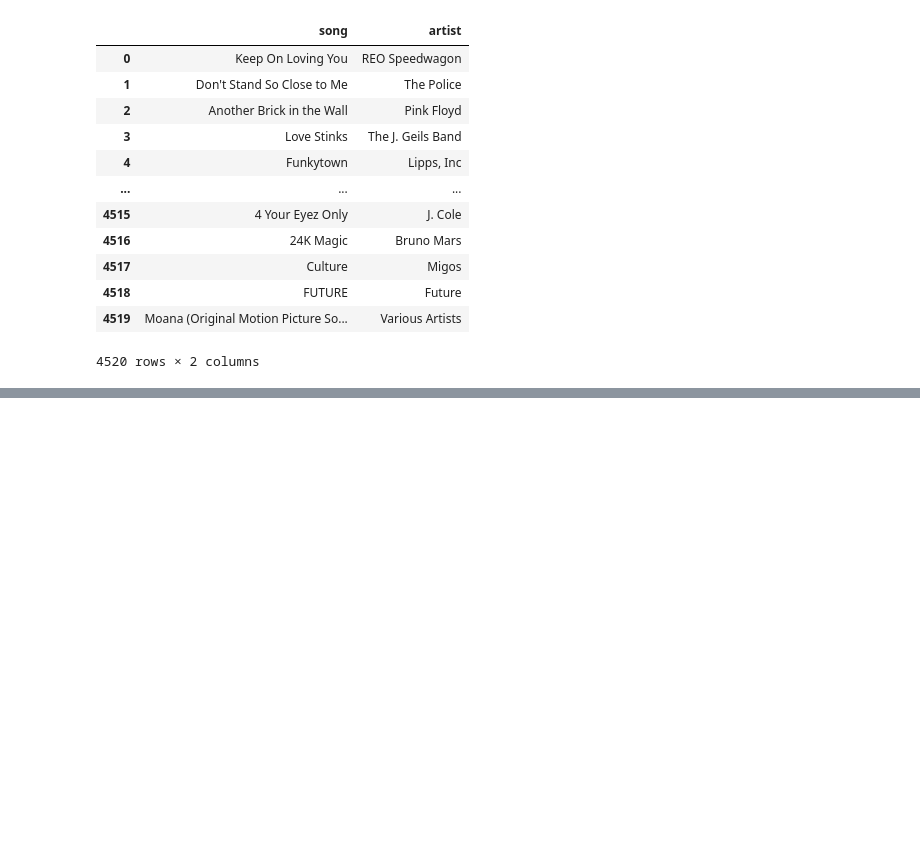
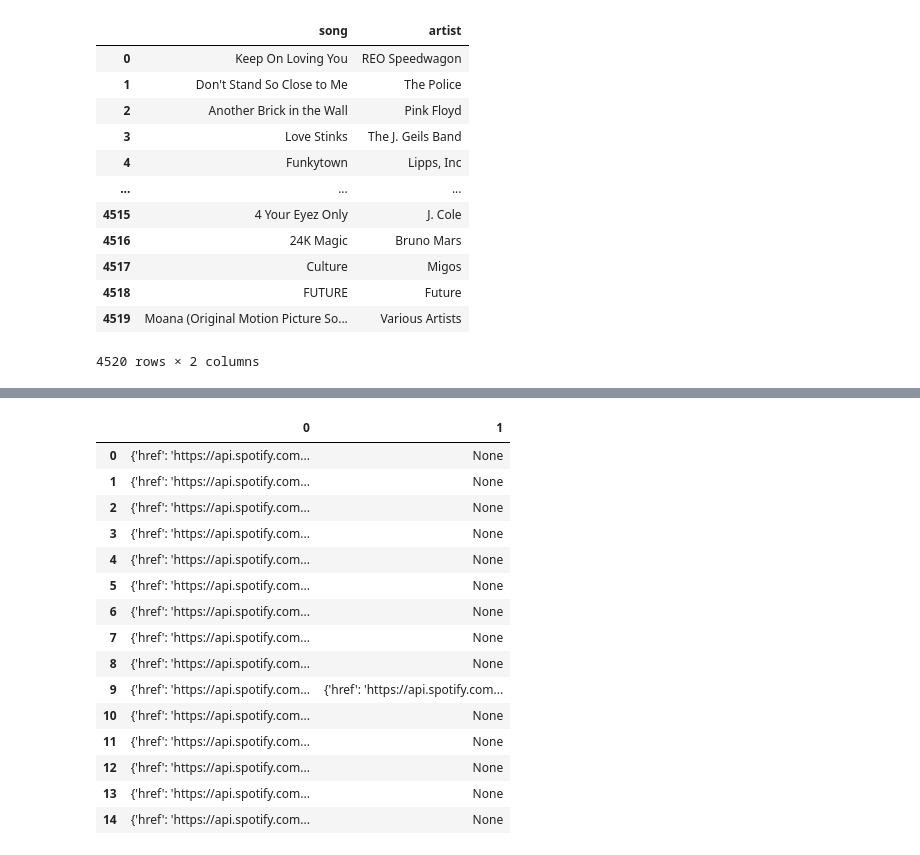
Before and after one commit to cargide/lab-web-scraping-single-page, a Jupyter notebook: lab01.ipynb, the cells around one changed output, grey strips where cells are left out. Drawn from its saved outputs; the diff is of its cells as text; code cells hidden in the pictures; blank space fills up the shorter version.

```diff
--- a/lab01.ipynb
+++ b/lab01.ipynb
@@ -366,0 +472,20 @@ data
+# %%
+flattened_data2 = pd.json_normalize(flattened_data['track.album.artists'])
+flattened_data2
+# %% [output]
+|  | 0 | 1 |
+| 0 | {'href': 'https://api.spotify.com... | None |
+| 1 | {'href': 'https://api.spotify.com... | None |
+| 2 | {'href': 'https://api.spotify.com... | None |
+| 3 | {'href': 'https://api.spotify.com... | None |
+| 4 | {'href': 'https://api.spotify.com... | None |
+| 5 | {'href': 'https://api.spotify.com... | None |
+| 6 | {'href': 'https://api.spotify.com... | None |
+| 7 | {'href': 'https://api.spotify.com... | None |
+| 8 | {'href': 'https://api.spotify.com... | None |
+| 9 | {'href': 'https://api.spotify.com... | {'href': 'https://api.spotify.com... |
+| 10 | {'href': 'https://api.spotify.com... | None |
+| 11 | {'href': 'https://api.spotify.com... | None |
+| 12 | {'href': 'https://api.spotify.com... | None |
+| 13 | {'href': 'https://api.spotify.com... | None |
+| 14 | {'href': 'https://api.spotify.com... | None |
```
Also changed, not shown: parts of 17 cells of this notebook.
